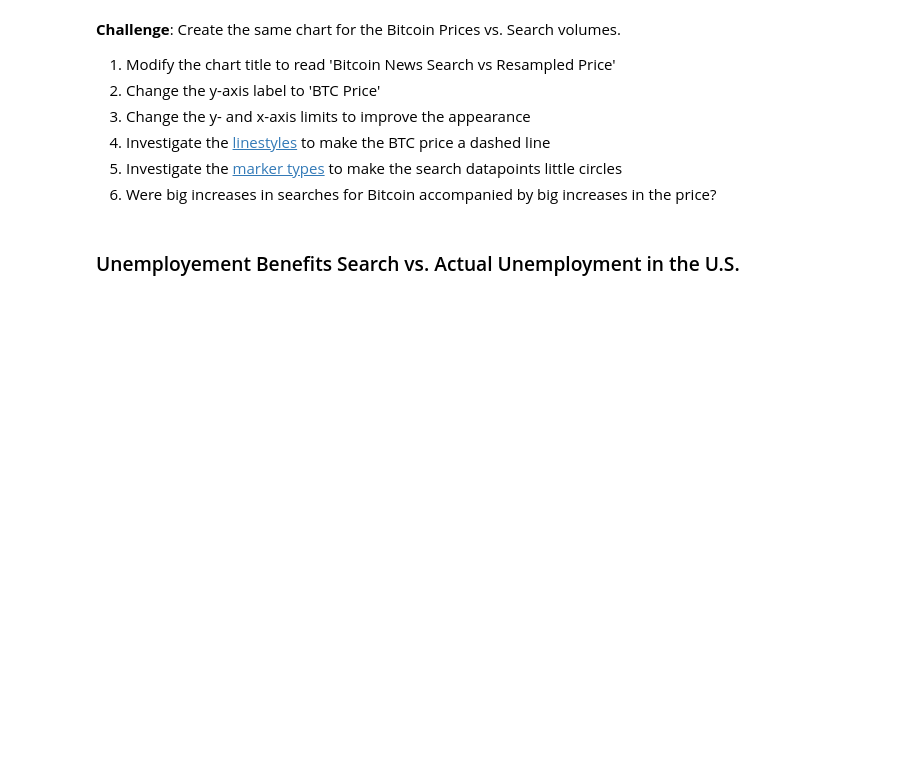
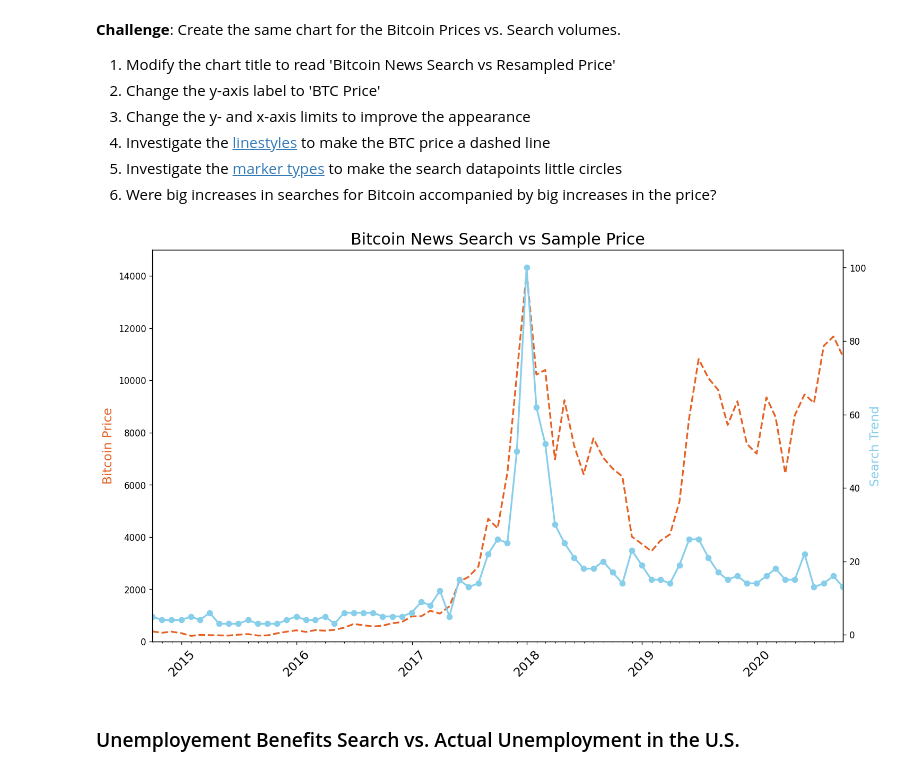
Before and after one commit to AndyRoy04/100DaysOfCode_Python, a Jupyter notebook: Day_75/Google Trends and Data Visualisation (start).ipynb, the cells around one changed output. Drawn from its saved outputs; the diff is of its cells as text; code cells hidden in the pictures; blank space fills up the shorter version.

```diff
--- a/Day_75/Google Trends and Data Visualisation (start).ipynb
+++ b/Day_75/Google Trends and Data Visualisation (start).ipynb
@@ -149,3 +153,6 @@ df_btc_price = df_btc_price.dropna(inplace=True)
 ### Convert Strings to DateTime Objects
 # %% [markdown]
 **Challenge**: Check the data type of the entries in the DataFrame MONTH or DATE columns. Convert any strings in to Datetime objects. Do this for all 4 DataFrames. Double check if your type conversion was successful.
+# %%
+df_btc_price.DATE = pd.to_datetime(df_btc_price.DATE)
+type(df_btc_price.DATE[1])
@@ -152,4 +165,8 @@ df_btc_price = df_btc_price.dropna(inplace=True)
+# %%
+df_btc_search.MONTH = pd.to_datetime(df_btc_search.MONTH)
 # %% [markdown]
 ### Converting from Daily to Monthly Data
 
 [Pandas .resample() documentation](https://pandas.pydata.org/pandas-docs/stable/reference/api/pandas.DataFrame.resample.html) <br>
+# %%
+df_btc_monthly_price = df_btc_price.resample('ME', on='DATE').last()
@@ -192,6 +253,36 @@ How to add tick formatting for dates on the x-axis.
 4. Investigate the [linestyles](https://matplotlib.org/3.2.1/api/_as_gen/matplotlib.pyplot.plot.html ) to make the BTC price a dashed line <br>
 5. Investigate the [marker types](https://matplotlib.org/3.2.1/api/markers_api.html) to make the search datapoints little circles <br>
 6. Were big increases in searches for Bitcoin accompanied by big increases in the price?
+# %%
+plt.figure(figsize=(14, 8), dpi=120)     # increases size and resolution
+plt.title('Bitcoin News Search vs Sample Price', fontsize=18)
+
+# increasing the size and rotating the labels
+plt.xticks(fontsize=14, rotation=45)
+
+ax1 = plt.gca()
+ax2 = ax1.twinx()
+
+# formating the ticks from the matplotlib DATEs module
+ax1.xaxis.set_major_locator(years)
+ax1.xaxis.set_major_formatter(years_fmt)
+ax1.xaxis.set_minor_locator(months)
+
+# Increase fontsize and linewidth for larger charts
+ax1.set_ylabel('Bitcoin Price', color="#E66123", fontsize=14)
+ax2.set_ylabel('Search Trend', color='skyblue', fontsize=14)
+
+# Setting minimum and maximum values on the axes
+ax1.set_ylim(bottom=0, top=15000)
+ax1.set_xlim([df_btc_monthly_price.index.min(), df_btc_monthly_price.index.max()])
+
+ax1.plot(df_btc_monthly_price.index, df_btc_monthly_price.CLOSE, color='#E66123', linewidth=2, linestyle='--')
+ax2.plot(df_btc_monthly_price.index, df_btc_search.BTC_NEWS_SEARCH, color='skyblue', linewidth=2, marker='o')
+
+# Displays chart explicitly
+plt.show()
+# %% [output]
+[figure, added]
 # %% [markdown]
 ### Unemployement Benefits Search vs. Actual Unemployment in the U.S.
 # %% [markdown]
```
Also changed, not shown: parts of 13 cells of this notebook.
